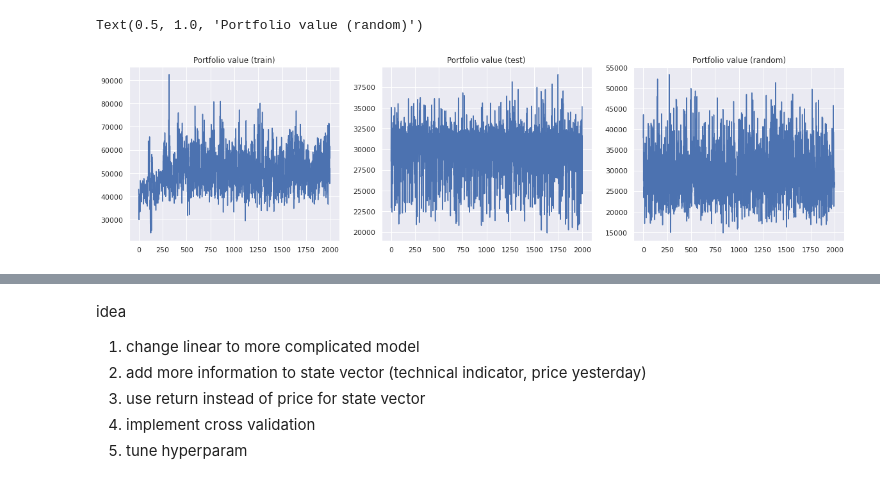
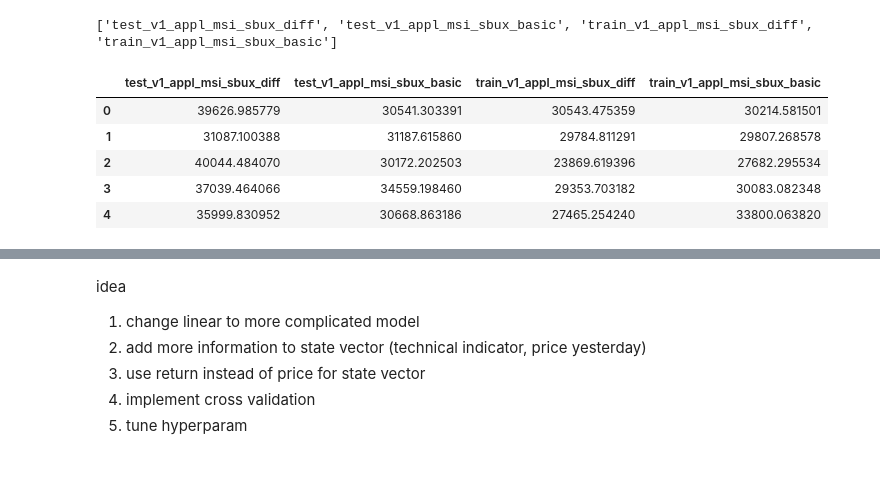
Before and after one commit to waijean/rltradingbot, a Jupyter notebook: results.ipynb, the cells around one changed output, grey strips where cells are left out. Cells and saved outputs as stored; diff of their text form; code cells hidden in the pictures.

```diff
--- a/results.ipynb
+++ b/results.ipynb
@@ -14,15 +8,31 @@ rewards_df = pd.DataFrame({"train":train_rewards, "test":test_rewards, "random":
-# %%
-fig, axes = plt.subplots(nrows=1, ncols=3, figsize=(20,5))
-
-rewards_df["train"].plot(ax=axes[0])
-axes[0].set_title('Portfolio value (train)')
-rewards_df["test"].plot(ax=axes[1])
-axes[1].set_title('Portfolio value (test)')
-rewards_df["random"].plot(ax=axes[2])
-axes[2].set_title('Portfolio value (random)')
-# %% [output]
-Text(0.5, 1.0, 'Portfolio value (random)')
-[figure, removed]
+# %%
+def get_rewards_data(versions,indicators):
+    rewards_df = pd.DataFrame()
+
+    filenames = [v + "_" + i for v in versions for i in indicators]
+
+    print(filenames)
+    for f in filenames:
+        filepath = "linear_rl_trader_rewards/" + f + ".npy"
+        reward_data = np.load(filepath)
+        single_df = pd.DataFrame({f:reward_data})
+
+        rewards_df = pd.concat([rewards_df,single_df], axis=1)
+    return rewards_df
+
+versions = ["test_v1","train_v1"]
+indicators = ["appl_msi_sbux_diff","appl_msi_sbux_basic"]
+
+rewards_df = get_rewards_data(versions,indicators)
+rewards_df.head()
+# %% [output]
+['test_v1_appl_msi_sbux_diff', 'test_v1_appl_msi_sbux_basic', 'train_v1_appl_msi_sbux_diff', 'train_v1_appl_msi_sbux_basic']
+|  | test_v1_appl_msi_sbux_diff | test_v1_appl_msi_sbux_basic | train_v1_appl_msi_sbux_diff | train_v1_appl_msi_sbux_basic |
+| 0 | 39626.985779 | 30541.303391 | 30543.475359 | 30214.581501 |
+| 1 | 31087.100388 | 31187.615860 | 29784.811291 | 29807.268578 |
+| 2 | 40044.484070 | 30172.202503 | 23869.619396 | 27682.295534 |
+| 3 | 37039.464066 | 34559.198460 | 29353.703182 | 30083.082348 |
+| 4 | 35999.830952 | 30668.863186 | 27465.254240 | 33800.063820 |
 # %%
 sns.displot(rewards_df)
 # %% [output]
```
Also changed, not shown: parts of 6 cells of this notebook, 23 other files.
